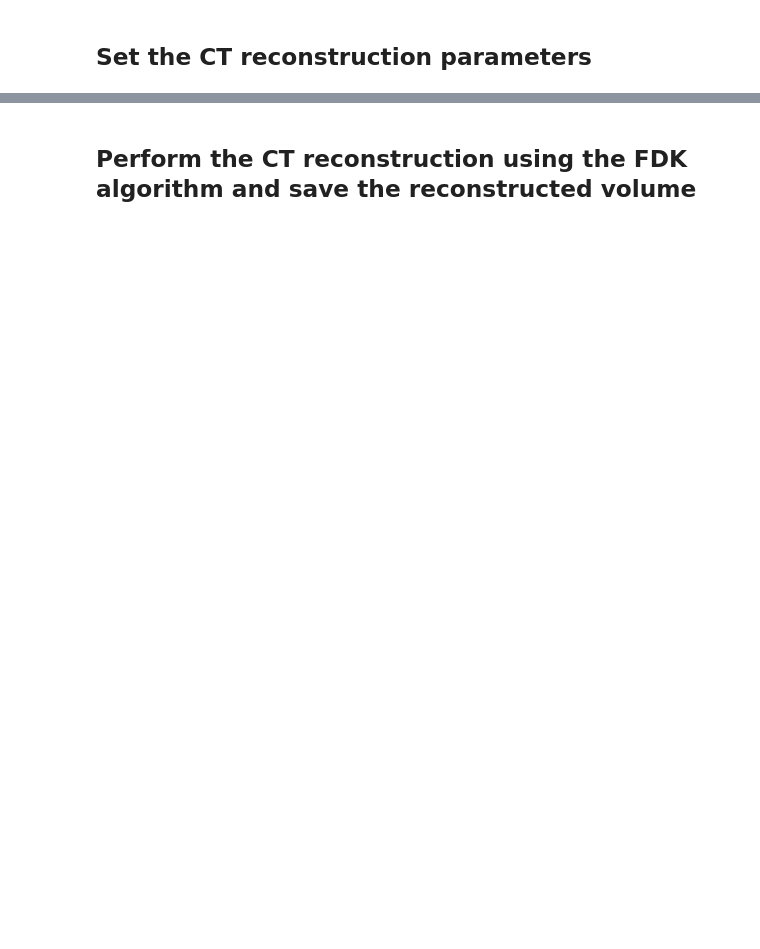
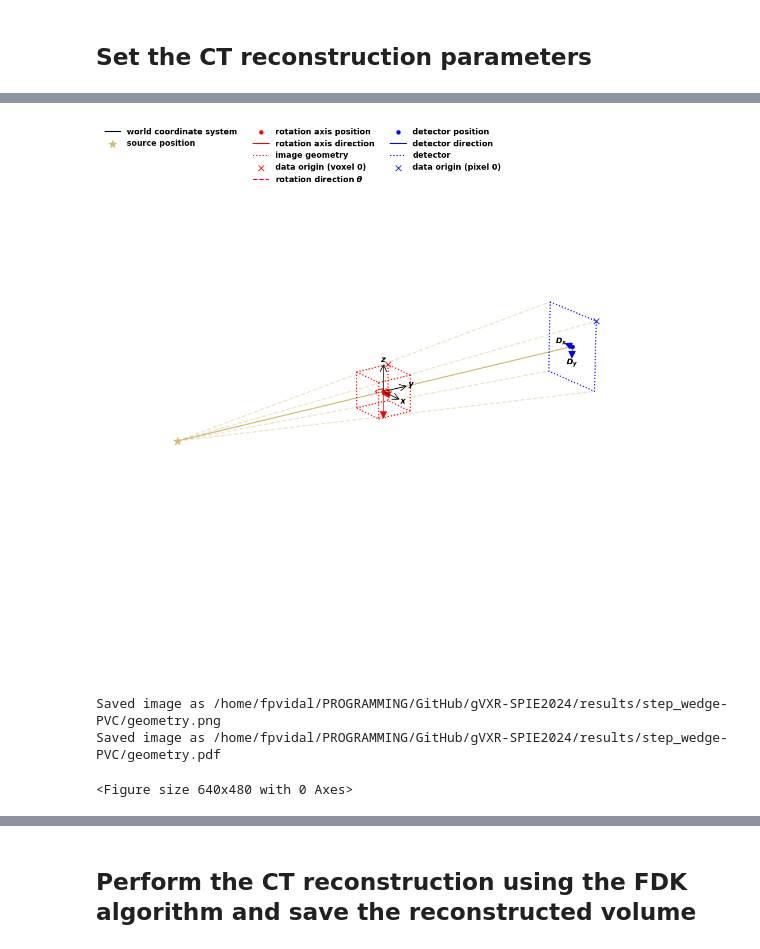
Before and after one commit to TomographicImaging/gVXR-SPIE2024, a Jupyter notebook: code/step-wedge.ipynb, the cells around one changed output, grey strips where cells are left out. Drawn from its saved outputs; the diff is of its cells as text; code cells hidden in the pictures; blank space fills up the shorter version.

```diff
--- a/code/step-wedge.ipynb
+++ b/code/step-wedge.ipynb
@@ -82,9 +85,14 @@ from cil.utilities.jupyter import islicer
+# %%
+material = "gold"
+material = "PVC"
 # %%
+output_directory = "../results/step_wedge-" + material;
+
 if not os.path.exists("../results"):
     os.mkdir("../results")
 
-if not os.path.exists("../results/step_wedge"):
-    os.mkdir("../results/step_wedge")
+if not os.path.exists(output_directory):
+    os.mkdir(output_directory)
 # %%
 def getRuntime(start, stop):
     return stop - start, "sec";
@@ -449,8 +536,13 @@ gvxr.terminate()
 # %%
 # Display and save the geometry, does it look like a feasible CT scan set up?
 fig = show_geometry(geometry);
-fig.save("../results/step_wedge/geometry.png");
-fig.save("../results/step_wedge/geometry.pdf");
+fig.save(os.path.join(output_directory, "geometry.png"));
+fig.save(os.path.join(output_directory, "geometry.pdf"));
+# %% [output]
+[figure, added]
+Saved image as /home/fpvidal/PROGRAMMING/GitHub/gVXR-SPIE2024/results/step_wedge-PVC/geometry.png
+Saved image as /home/fpvidal/PROGRAMMING/GitHub/gVXR-SPIE2024/results/step_wedge-PVC/geometry.pdf
+<Figure size 640x480 with 0 Axes>
 # %%
 # Print details of the scanning geometry
 print(geometry)
```
Also changed, not shown: parts of 31 cells of this notebook, 1 other file.
